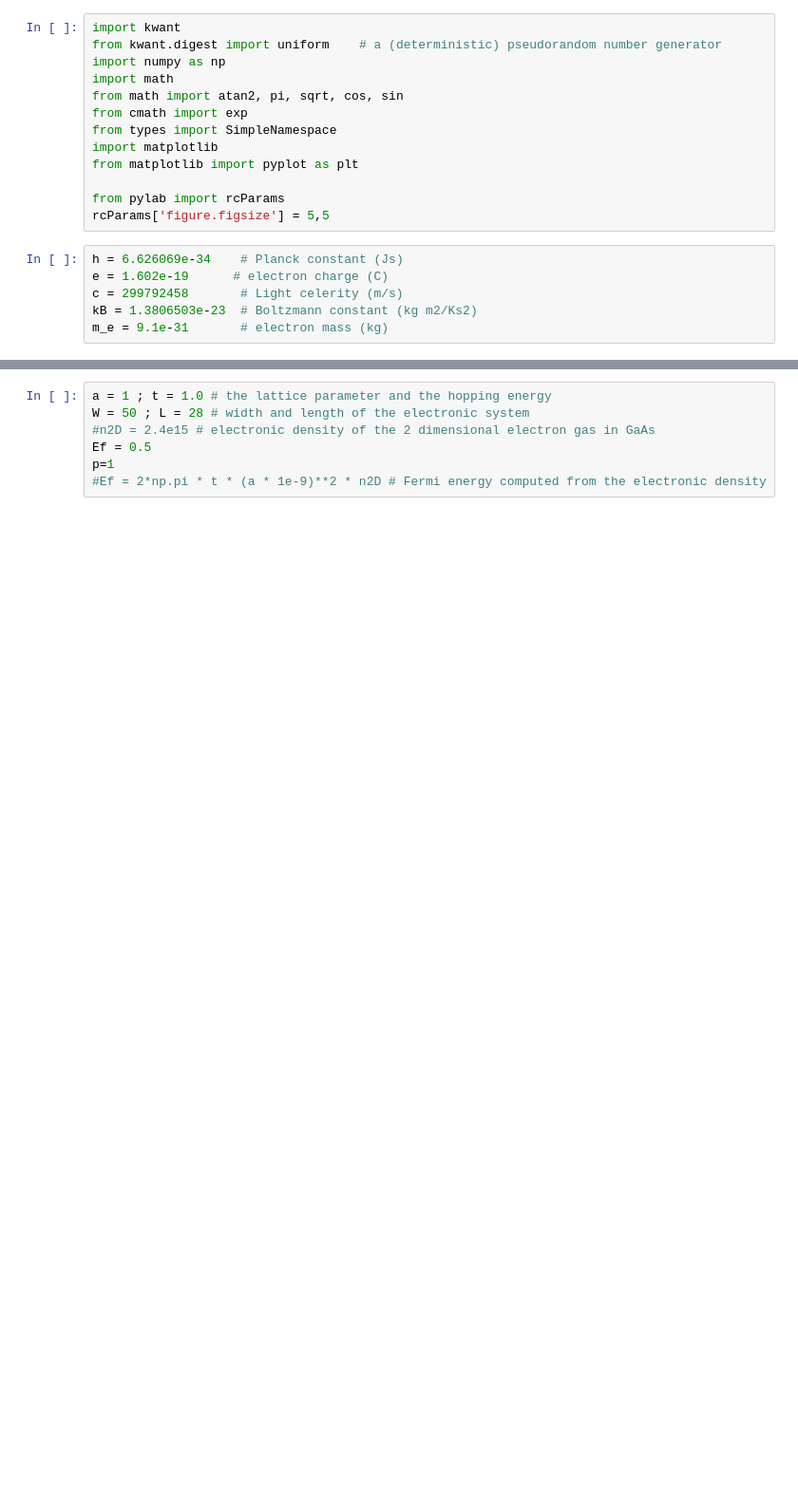
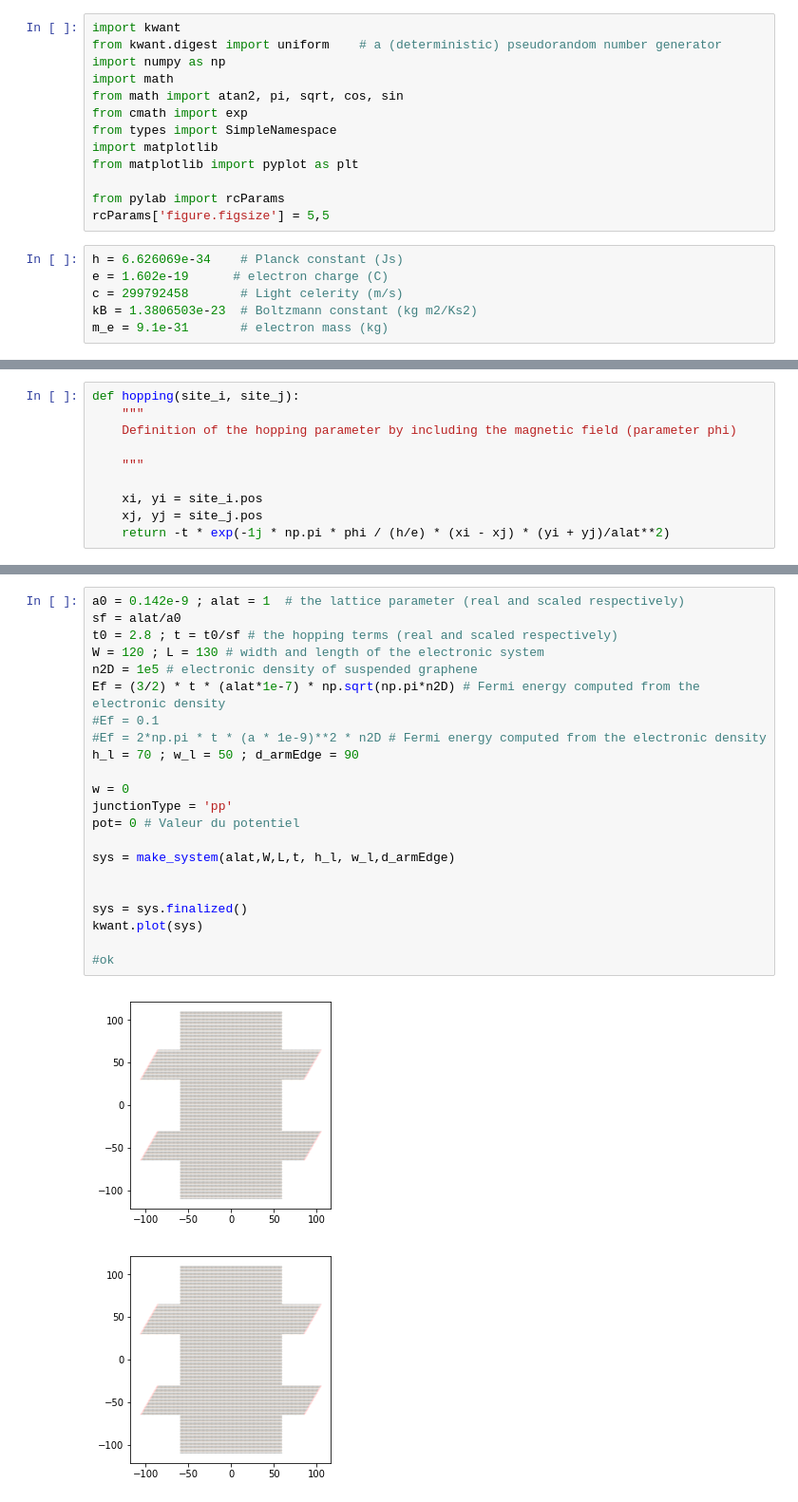
Before and after one commit to jeremiepirard/Kwant, a Jupyter notebook: Final.ipynb, the cells around one changed output, grey strips where cells are left out. Shown at 95% size. Saved outputs shown, nothing was run; the diff lists cells and outputs as text; blank space fills up the shorter version.

```diff
--- a/Final.ipynb
+++ b/Final.ipynb
@@ -19,0 +34,10 @@ m_e = 9.1e-31       # electron mass (kg)
+# %%
+def hopping(site_i, site_j):
+    """
+    Definition of the hopping parameter by including the magnetic field (parameter phi)
+
+    """
+
+    xi, yi = site_i.pos
+    xj, yj = site_j.pos
+    return -t * exp(-1j * np.pi * phi / (h/e) * (xi - xj) * (yi + yj)/alat**2)
@@ -20,7 +84,25 @@ m_e = 9.1e-31       # electron mass (kg)
 # %%
-a = 1 ; t = 1.0 # the lattice parameter and the hopping energy
-W = 50 ; L = 28 # width and length of the electronic system
-#n2D = 2.4e15 # electronic density of the 2 dimensional electron gas in GaAs
-Ef = 0.5
-p=1
+a0 = 0.142e-9 ; alat = 1  # the lattice parameter (real and scaled respectively)
+sf = alat/a0
+t0 = 2.8 ; t = t0/sf # the hopping terms (real and scaled respectively)
+W = 120 ; L = 130 # width and length of the electronic system
+n2D = 1e5 # electronic density of suspended graphene
+Ef = (3/2) * t * (alat*1e-7) * np.sqrt(np.pi*n2D) # Fermi energy computed from the electronic density
+#Ef = 0.1
 #Ef = 2*np.pi * t * (a * 1e-9)**2 * n2D # Fermi energy computed from the electronic density
+h_l = 70 ; w_l = 50 ; d_armEdge = 90
+
+w = 0
+junctionType = 'pp'
+pot= 0 # Valeur du potentiel
+
+sys = make_system(alat,W,L,t, h_l, w_l,d_armEdge)
+
+
+sys = sys.finalized()
+kwant.plot(sys)
+
+#ok
+# %% [output]
+[figure, added]
+[figure, added]
```
Also changed, not shown: parts of 13 cells of this notebook.
